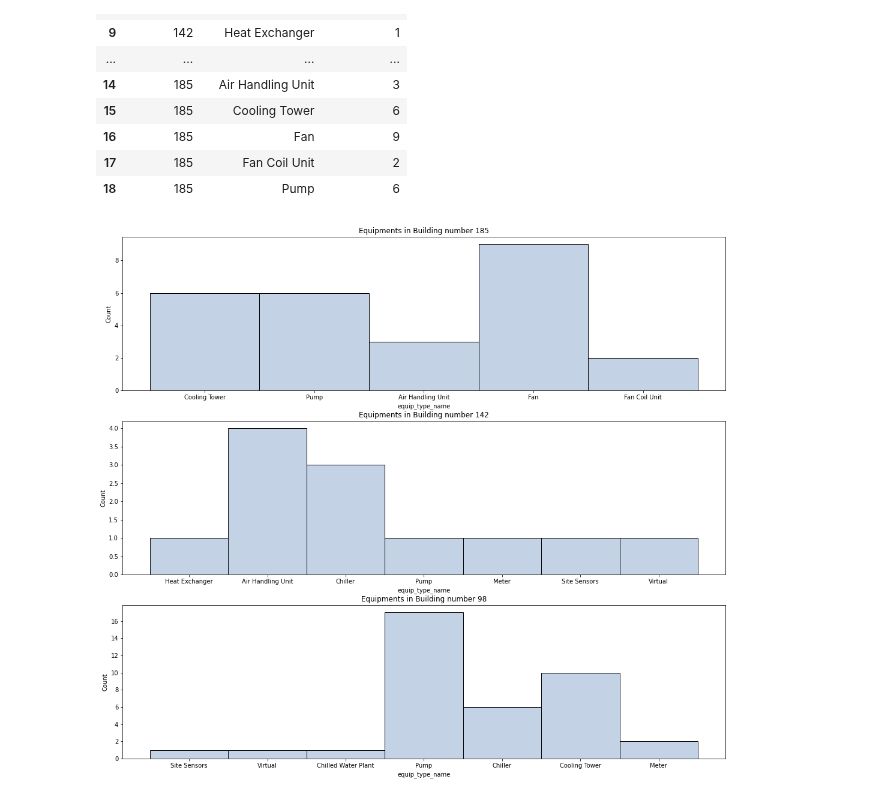
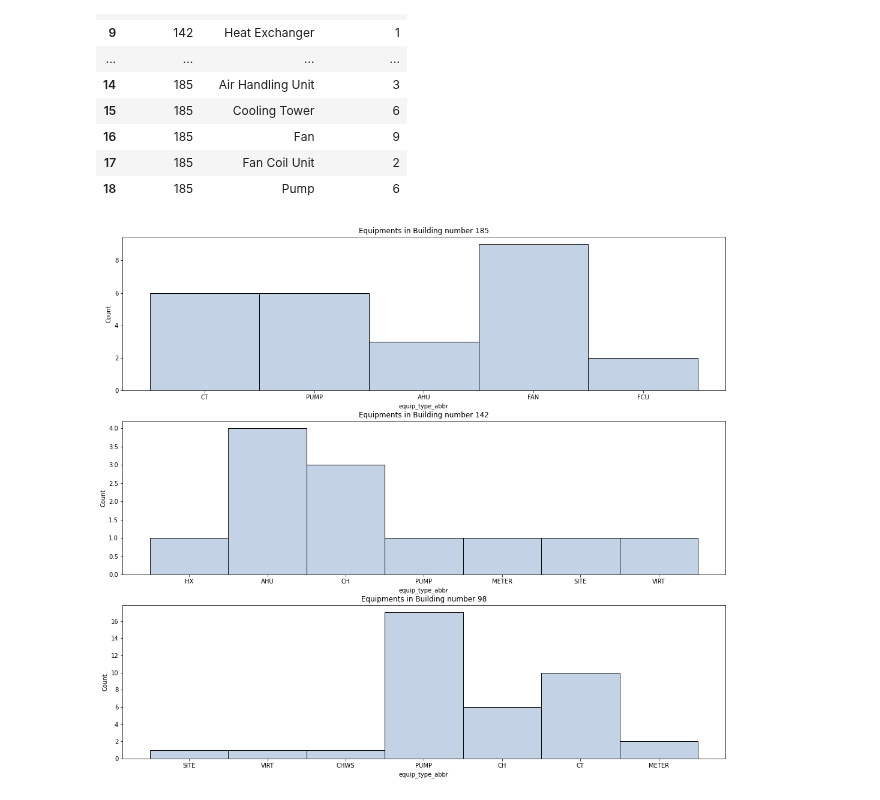
Before and after one commit to yairg98/Data-Driven-Problem-Solving, a Jupyter notebook: Assignments/FinalProjectNotebook.ipynb, the cells around one changed output. Saved outputs shown, nothing was run; the diff lists cells and outputs as text; code cells hidden in the pictures.

```diff
--- a/Assignments/FinalProjectNotebook.ipynb
+++ b/Assignments/FinalProjectNotebook.ipynb
@@ -263,12 +263,12 @@ equip_groups
 # %%
 fig, axes = plt.subplots(len(building_ids), 1, figsize=(18, 16))
 
 
 for i in range(len(building_ids)):
     id = building_ids[i]
     building_equipment = pd.DataFrame(client.get_building_equipment(id))
 
-    sns.histplot(ax = axes[i], data=building_equipment, x="equip_type_name", binwidth=3)
+    sns.histplot(ax = axes[i], data=building_equipment, x="equip_type_abbr", binwidth=3)
     axes[i].set_title(f"Equipments in Building number {id}");
 # %% [output]
-[figure, old version]
+[figure, new version]
```
Also changed, not shown: parts of 3 cells of this notebook.
